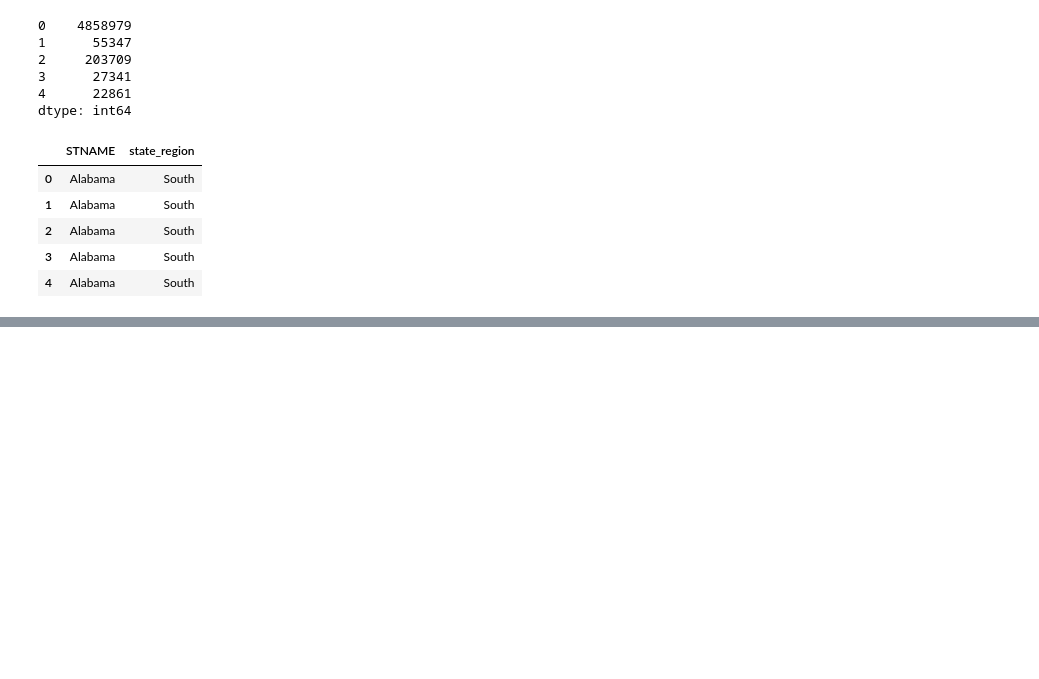
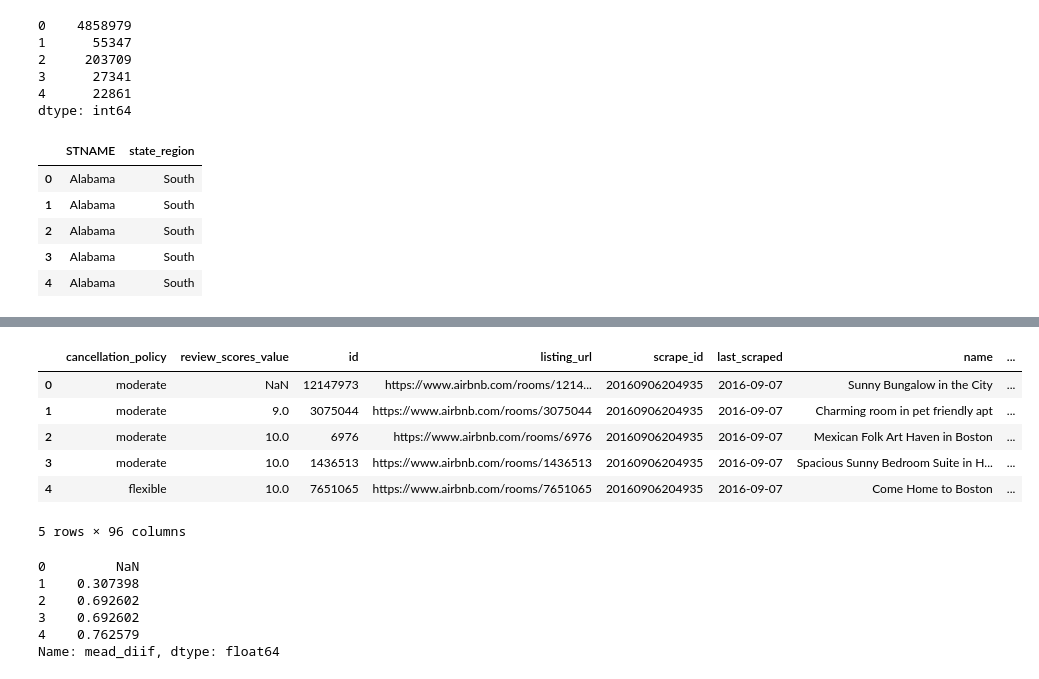
Before and after one commit to KhalidAlghamdi8/ProfessionalLearning, a Jupyter notebook: Applied Data Science with Python/Introduction to Data Science/Week 3/Week 3.ipynb, the cells around one changed output, grey strips where cells are left out. Cells and saved outputs as stored; diff of their text form; code cells hidden in the pictures; blank space fills up the shorter version.

```diff
--- a/Applied Data Science with Python/Introduction to Data Science/Week 3/Week 3.ipynb
+++ b/Applied Data Science with Python/Introduction to Data Science/Week 3/Week 3.ipynb
@@ -332,0 +479,4 @@ df[['STNAME','state_region']].head()
+# %%
+df = df.reset_index()
+
+df.groupby('cancellation_policy').agg(({'review_scores_value':np.average}))
@@ -332,0 +512,5 @@ df[['STNAME','state_region']].head()
+# %%
+cols = ['cancellation_policy','review_scores_value']
+
+transform_df = df[cols].groupby('cancellation_policy').transform(np.nanmean)
+transform_df.head()
@@ -332,0 +524,22 @@ df[['STNAME','state_region']].head()
+# %%
+transform_df.rename({'review_scores_value':'mean_reciew_scores'}, axis='columns', inplace=True)
+df = df.merge(transform_df, left_index=True, right_index=True)
+df.head()
+# %% [output]
+|  | cancellation_policy | review_scores_value | id | listing_url | scrape_id | last_scraped | name | ... |
+| 0 | moderate | NaN | 12147973 | https://www.airbnb.com/rooms/1214... | 20160906204935 | 2016-09-07 | Sunny Bungalow in the City | ... |
+| 1 | moderate | 9.0 | 3075044 | https://www.airbnb.com/rooms/3075044 | 20160906204935 | 2016-09-07 | Charming room in pet friendly apt | ... |
+| 2 | moderate | 10.0 | 6976 | https://www.airbnb.com/rooms/6976 | 20160906204935 | 2016-09-07 | Mexican Folk Art Haven in Boston | ... |
+| 3 | moderate | 10.0 | 1436513 | https://www.airbnb.com/rooms/1436513 | 20160906204935 | 2016-09-07 | Spacious Sunny Bedroom Suite in H... | ... |
+| 4 | flexible | 10.0 | 7651065 | https://www.airbnb.com/rooms/7651065 | 20160906204935 | 2016-09-07 | Come Home to Boston | ... |
+5 rows × 96 columns
+# %%
+df['mead_diif'] = np.absolute(df['review_scores_value']-df['mean_reciew_scores'])
+df['mead_diif'].head()
+# %% [output]
+0         NaN
+1    0.307398
+2    0.692602
+3    0.692602
+4    0.762579
+Name: mead_diif, dtype: float64
```
Also changed, not shown: parts of 23 cells of this notebook.
